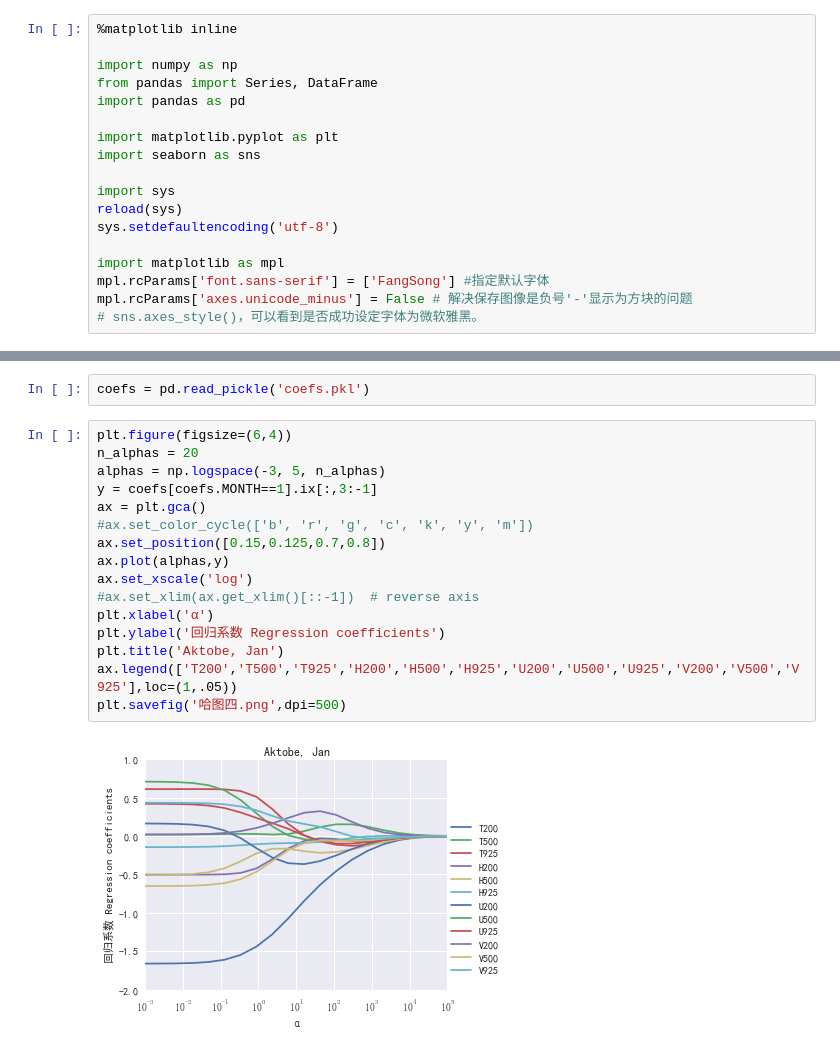
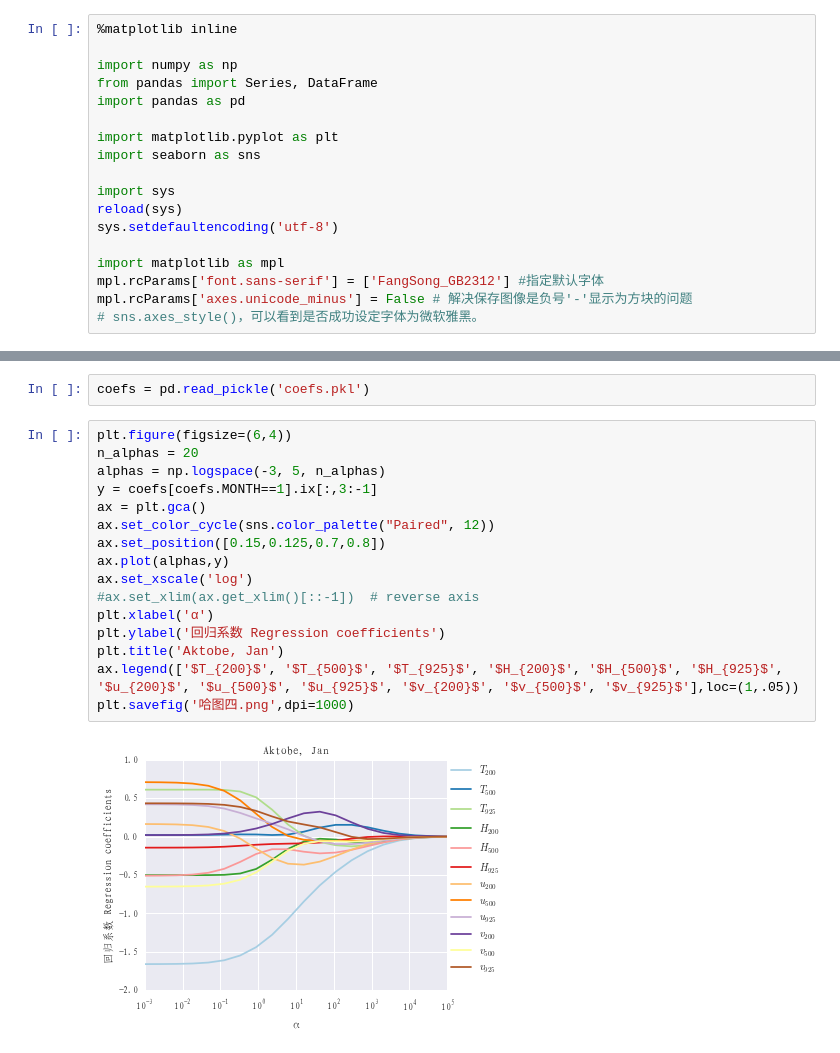
Before and after one commit to Yafei777/Climate-Downscaling, a Jupyter notebook: KZ_paper/KZ_downscaling_code/气候模式统计降尺度评估软件V1.0制图部分.ipynb, the cells around one changed output, grey strips where cells are left out. Saved outputs shown, nothing was run; the diff lists cells and outputs as text.

```diff
--- a/KZ_paper/KZ_downscaling_code/气候模式统计降尺度评估软件V1.0制图部分.ipynb
+++ b/KZ_paper/KZ_downscaling_code/气候模式统计降尺度评估软件V1.0制图部分.ipynb
@@ -13,7 +13,7 @@ reload(sys)
 sys.setdefaultencoding('utf-8')
 
 import matplotlib as mpl
-mpl.rcParams['font.sans-serif'] = ['FangSong'] #指定默认字体
+mpl.rcParams['font.sans-serif'] = ['FangSong_GB2312'] #指定默认字体
 mpl.rcParams['axes.unicode_minus'] = False # 解决保存图像是负号'-'显示为方块的问题
 # sns.axes_style()，可以看到是否成功设定字体为微软雅黑。
 # %% [markdown]
@@ -552,18 +599,18 @@ coefs = pd.read_pickle('coefs.pkl')
 # %%
 plt.figure(figsize=(6,4))
 n_alphas = 20
 alphas = np.logspace(-3, 5, n_alphas)
 y = coefs[coefs.MONTH==1].ix[:,3:-1]
 ax = plt.gca()
-#ax.set_color_cycle(['b', 'r', 'g', 'c', 'k', 'y', 'm'])
+ax.set_color_cycle(sns.color_palette("Paired", 12))
 ax.set_position([0.15,0.125,0.7,0.8])
 ax.plot(alphas,y)
 ax.set_xscale('log')
 #ax.set_xlim(ax.get_xlim()[::-1])  # reverse axis
 plt.xlabel('α')
 plt.ylabel('回归系数 Regression coefficients')
 plt.title('Aktobe, Jan')
-ax.legend(['T200','T500','T925','H200','H500','H925','U200','U500','U925','V200','V500','V925'],loc=(1,.05))
-plt.savefig('哈图四.png',dpi=500)
+ax.legend(['$T_{200}$', '$T_{500}$', '$T_{925}$', '$H_{200}$', '$H_{500}$', '$H_{925}$', '$u_{200}$', '$u_{500}$', '$u_{925}$', '$v_{200}$', '$v_{500}$', '$v_{925}$'],loc=(1,.05))
+plt.savefig('哈图四.png',dpi=1000)
 # %% [output]
-[figure, old version]
+[figure, new version]
```
Also changed, not shown: parts of 18 cells of this notebook, 3 other files.
